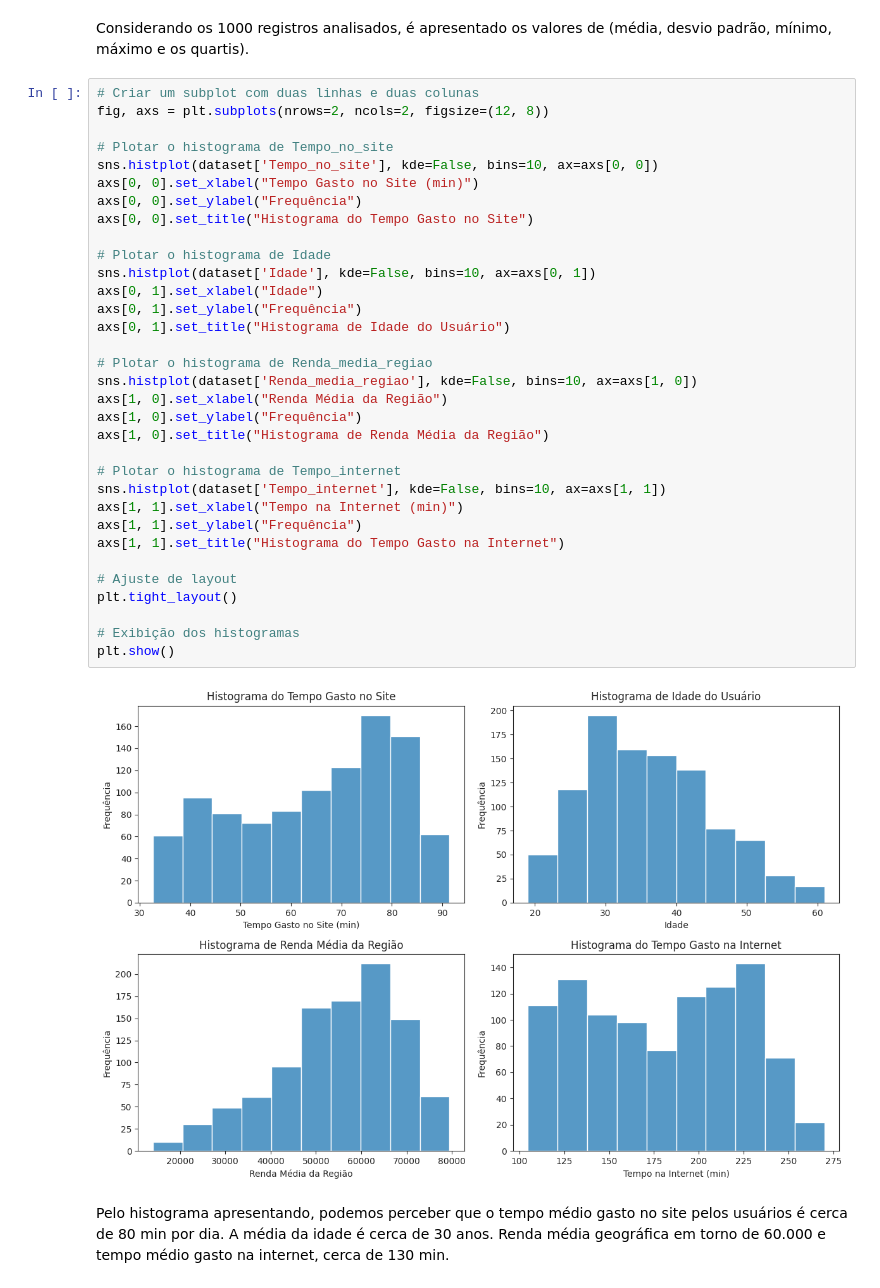
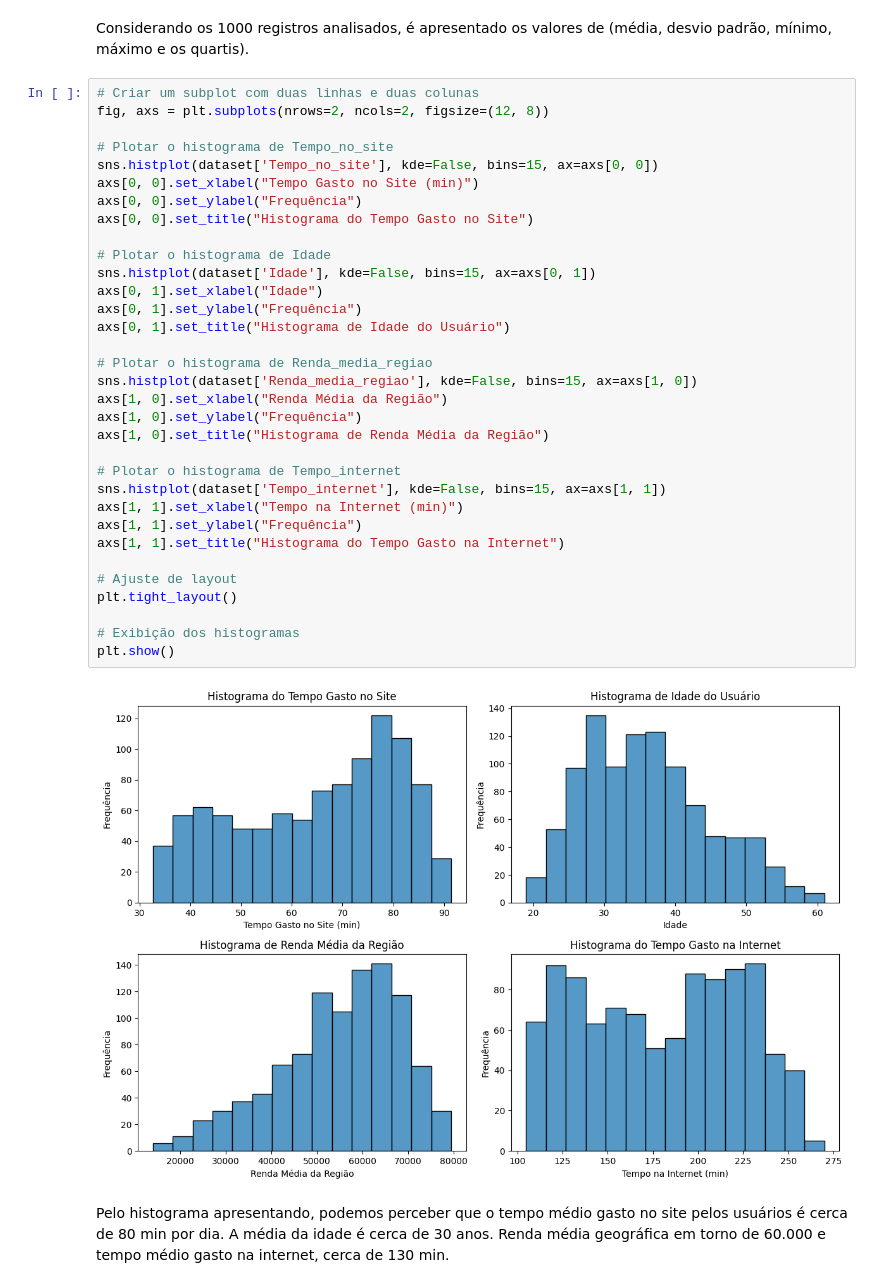
Before and after one commit to higordevellard/Machine_Learning_Advertisiment_Views, a Jupyter notebook: machine_learning_anuncio.ipynb, the cells around one changed output. Drawn from its saved outputs; the diff is of its cells as text.

```diff
--- a/machine_learning_anuncio.ipynb
+++ b/machine_learning_anuncio.ipynb
@@ -154,38 +154,38 @@ Considerando os 1000 registros analisados, é apresentado os valores de (média,
 # %%
 # Criar um subplot com duas linhas e duas colunas
 fig, axs = plt.subplots(nrows=2, ncols=2, figsize=(12, 8))
 
 # Plotar o histograma de Tempo_no_site
-sns.histplot(dataset['Tempo_no_site'], kde=False, bins=10, ax=axs[0, 0])
+sns.histplot(dataset['Tempo_no_site'], kde=False, bins=15, ax=axs[0, 0])
 axs[0, 0].set_xlabel("Tempo Gasto no Site (min)")
 axs[0, 0].set_ylabel("Frequência")
 axs[0, 0].set_title("Histograma do Tempo Gasto no Site")
 
 # Plotar o histograma de Idade
-sns.histplot(dataset['Idade'], kde=False, bins=10, ax=axs[0, 1])
+sns.histplot(dataset['Idade'], kde=False, bins=15, ax=axs[0, 1])
 axs[0, 1].set_xlabel("Idade")
 axs[0, 1].set_ylabel("Frequência")
 axs[0, 1].set_title("Histograma de Idade do Usuário")
 
 # Plotar o histograma de Renda_media_regiao
-sns.histplot(dataset['Renda_media_regiao'], kde=False, bins=10, ax=axs[1, 0])
+sns.histplot(dataset['Renda_media_regiao'], kde=False, bins=15, ax=axs[1, 0])
 axs[1, 0].set_xlabel("Renda Média da Região")
 axs[1, 0].set_ylabel("Frequência")
 axs[1, 0].set_title("Histograma de Renda Média da Região")
 
 # Plotar o histograma de Tempo_internet
-sns.histplot(dataset['Tempo_internet'], kde=False, bins=10, ax=axs[1, 1])
+sns.histplot(dataset['Tempo_internet'], kde=False, bins=15, ax=axs[1, 1])
 axs[1, 1].set_xlabel("Tempo na Internet (min)")
 axs[1, 1].set_ylabel("Frequência")
 axs[1, 1].set_title("Histograma do Tempo Gasto na Internet")
 
 # Ajuste de layout
 plt.tight_layout()
 
 # Exibição dos histogramas
 plt.show()
 # %% [output]
-[figure, old version]
+[figure, new version]
 # %% [markdown]
 Pelo histograma apresentando, podemos perceber que o tempo médio gasto no site pelos usuários é cerca de 80 min por dia. A média da idade é cerca de 30 anos. Renda média geográfica em torno de 60.000 e tempo médio gasto na internet, cerca de 130 min.
 # %%
```
Also changed, not shown: parts of 72 cells of this notebook.
